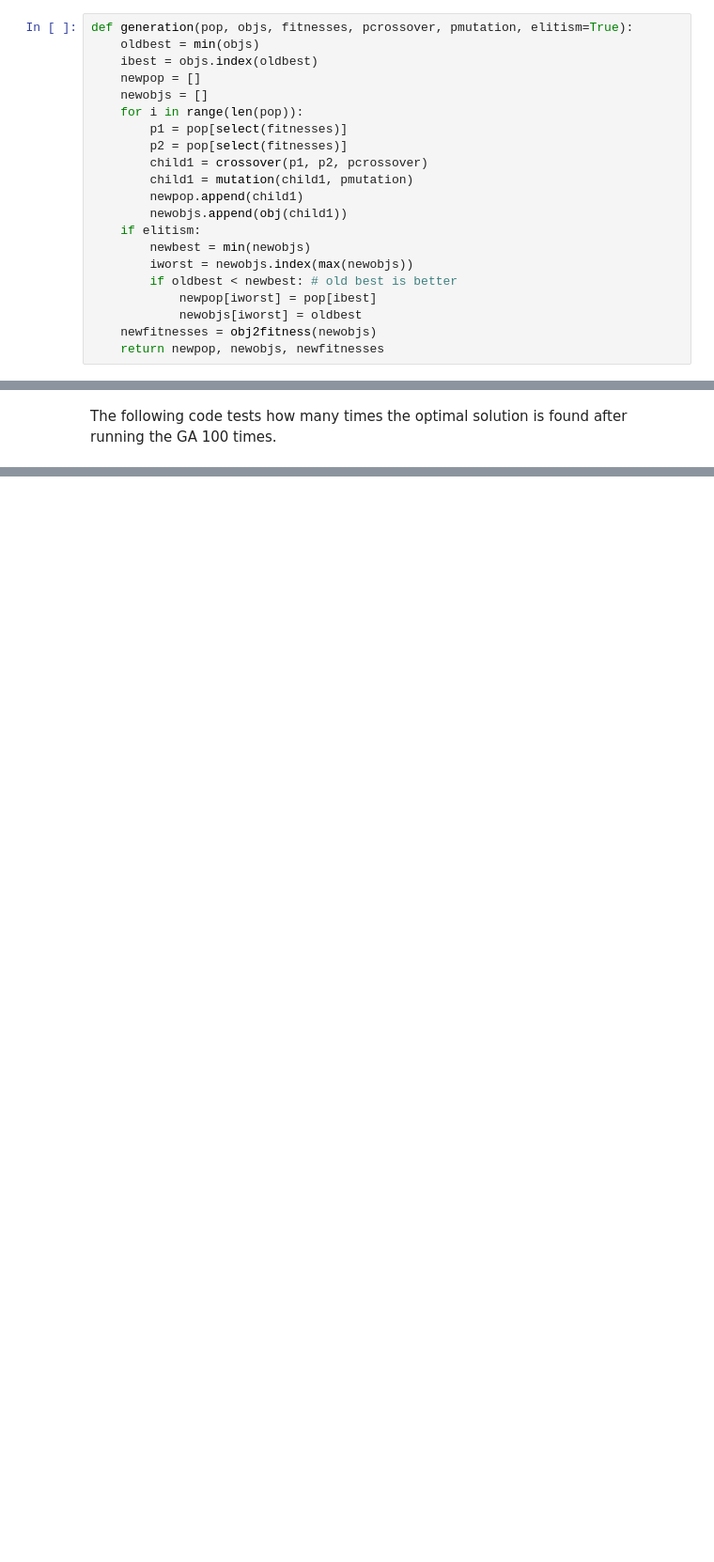
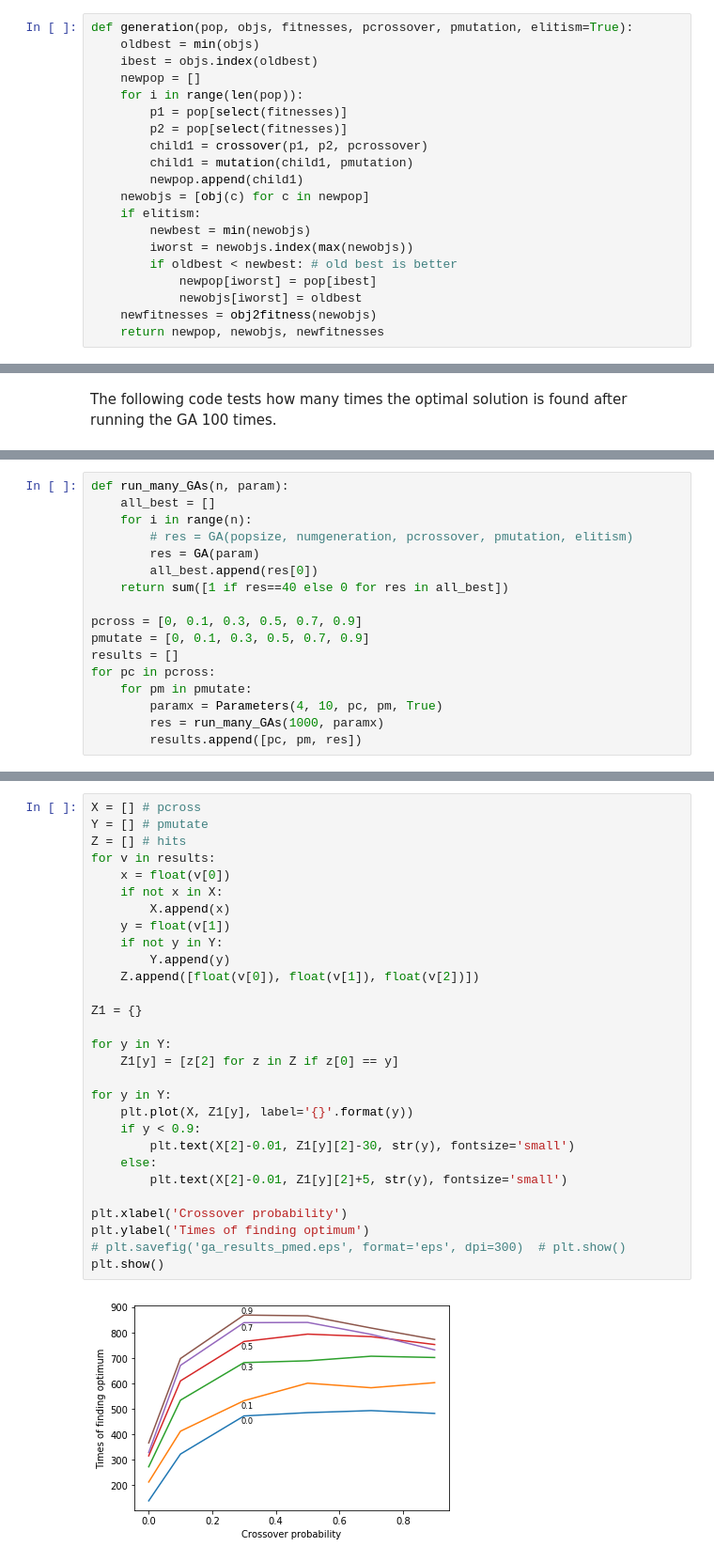
Before and after one commit to ncxiao/genetic-algorithms, a Jupyter notebook: genetic algorithms.ipynb, the cells around one changed output, grey strips where cells are left out. Shown at 94% size. Drawn from its saved outputs; the diff is of its cells as text; blank space fills up the shorter version.

```diff
--- a/genetic algorithms.ipynb
+++ b/genetic algorithms.ipynb
@@ -497,14 +521,13 @@ def generation(pop, objs, fitnesses, pcrossover, pmutation, elitism=True):
     oldbest = min(objs)
     ibest = objs.index(oldbest)
     newpop = []
-    newobjs = []
     for i in range(len(pop)):
         p1 = pop[select(fitnesses)]
         p2 = pop[select(fitnesses)]
         child1 = crossover(p1, p2, pcrossover)
         child1 = mutation(child1, pmutation)
         newpop.append(child1)
-        newobjs.append(obj(child1))
+    newobjs = [obj(c) for c in newpop]
     if elitism:
         newbest = min(newobjs)
         iworst = newobjs.index(max(newobjs))
@@ -560,0 +582,17 @@ The testing result is shown in the following figure, where the numbers on each l
+# %%
+def run_many_GAs(n, param):
+    all_best = []
+    for i in range(n):
+        # res = GA(popsize, numgeneration, pcrossover, pmutation, elitism)
+        res = GA(param)
+        all_best.append(res[0])
+    return sum([1 if res==40 else 0 for res in all_best])
+
+pcross = [0, 0.1, 0.3, 0.5, 0.7, 0.9]
+pmutate = [0, 0.1, 0.3, 0.5, 0.7, 0.9]
+results = []
+for pc in pcross:
+    for pm in pmutate:
+        paramx = Parameters(4, 10, pc, pm, True)
+        res = run_many_GAs(1000, paramx)
+        results.append([pc, pm, res])
@@ -561,3 +601,34 @@ The testing result is shown in the following figure, where the numbers on each l
+# %%
+X = [] # pcross
+Y = [] # pmutate
+Z = [] # hits
+for v in results:
+    x = float(v[0])
+    if not x in X:
+        X.append(x)
+    y = float(v[1])
+    if not y in Y:
+        Y.append(y)
+    Z.append([float(v[0]), float(v[1]), float(v[2])])
+
+Z1 = {}
+
+for y in Y:
+    Z1[y] = [z[2] for z in Z if z[0] == y]
+
+for y in Y:
+    plt.plot(X, Z1[y], label='{}'.format(y))
+    if y < 0.9:
+        plt.text(X[2]-0.01, Z1[y][2]-30, str(y), fontsize='small')
+    else:
+        plt.text(X[2]-0.01, Z1[y][2]+5, str(y), fontsize='small')
+
+plt.xlabel('Crossover probability')
+plt.ylabel('Times of finding optimum')
+# plt.savefig('ga_results_pmed.eps', format='eps', dpi=300)  # plt.show()
+plt.show()
+# %% [output]
+[figure, added]
 # %% [markdown]
 ## Discussion
 
```
Also changed, not shown: parts of 44 cells of this notebook.
